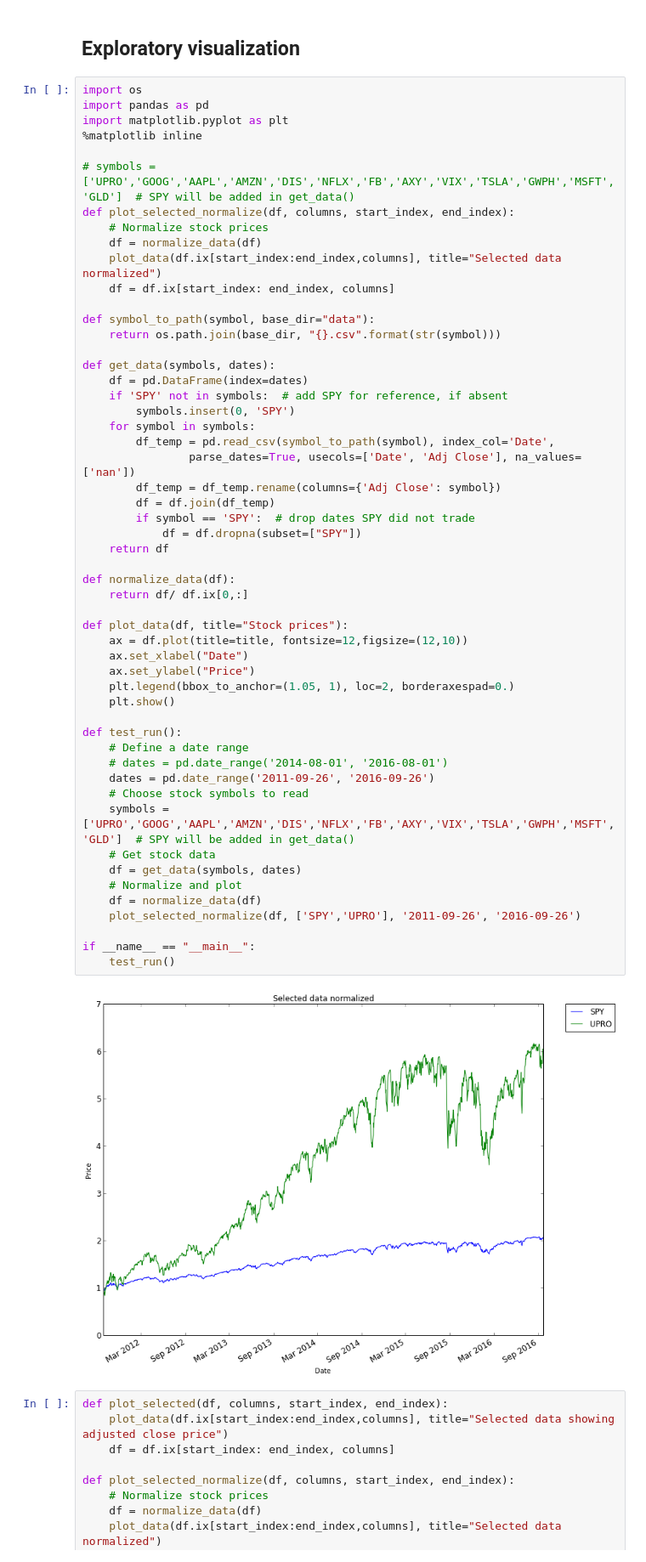
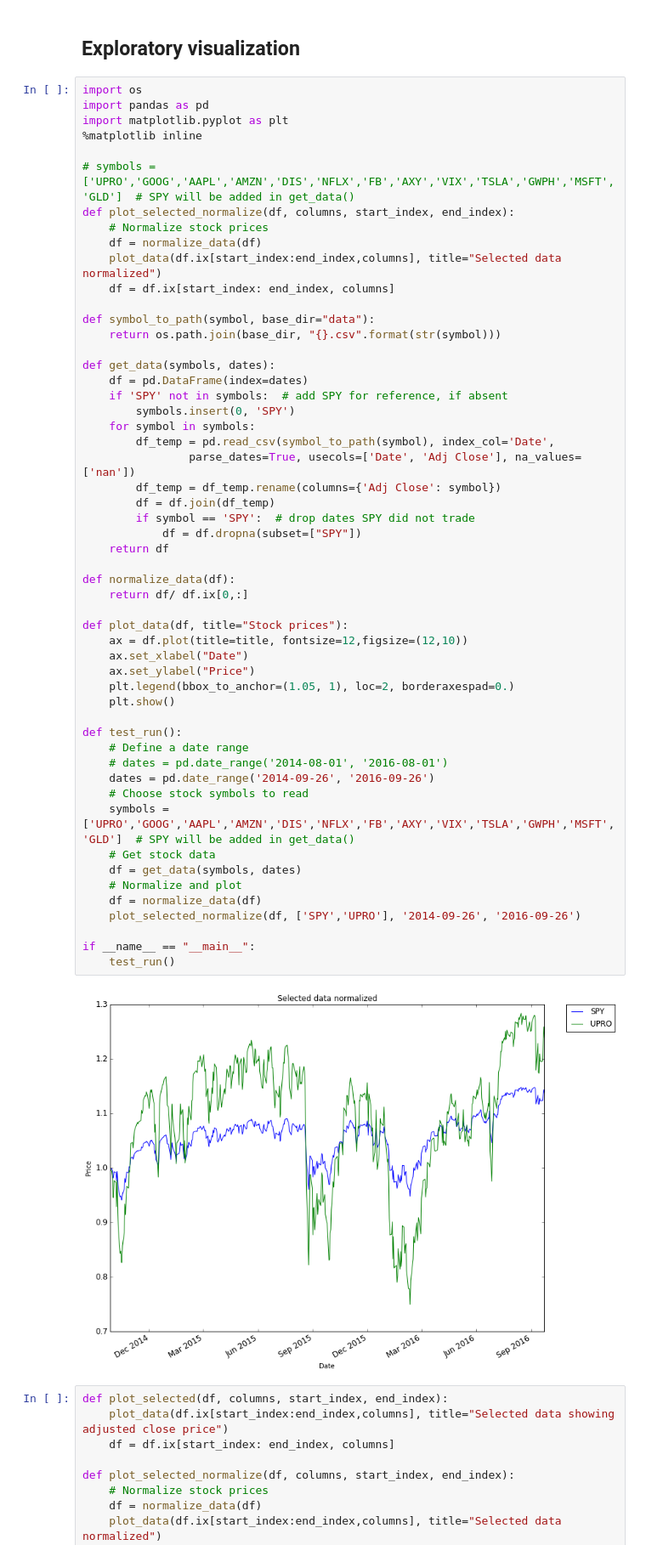
Before and after one commit to carldgosselin/stock-analyzer, a Jupyter notebook: 160_exploratory_visualization.ipynb, the cells around one changed output. Shown: that part at 85% size. Drawn from its saved outputs; the diff is of its cells as text.

Commit message:
Docs:  update date range
Update date range.

```diff
--- a/160_exploratory_visualization.ipynb
+++ b/160_exploratory_visualization.ipynb
@@ -25,36 +25,36 @@ def get_data(symbols, dates):
                 parse_dates=True, usecols=['Date', 'Adj Close'], na_values=['nan'])
         df_temp = df_temp.rename(columns={'Adj Close': symbol})
         df = df.join(df_temp)
         if symbol == 'SPY':  # drop dates SPY did not trade
             df = df.dropna(subset=["SPY"])
     return df
 
 def normalize_data(df):
     return df/ df.ix[0,:]
 
 def plot_data(df, title="Stock prices"):
     ax = df.plot(title=title, fontsize=12,figsize=(12,10))
     ax.set_xlabel("Date")
     ax.set_ylabel("Price")
     plt.legend(bbox_to_anchor=(1.05, 1), loc=2, borderaxespad=0.)
     plt.show()
 
 def test_run():
     # Define a date range
     # dates = pd.date_range('2014-08-01', '2016-08-01')
-    dates = pd.date_range('2011-09-26', '2016-09-26')
+    dates = pd.date_range('2014-09-26', '2016-09-26')
     # Choose stock symbols to read
     symbols = ['UPRO','GOOG','AAPL','AMZN','DIS','NFLX','FB','AXY','VIX','TSLA','GWPH','MSFT','GLD']  # SPY will be added in get_data()
     # Get stock data
     df = get_data(symbols, dates)
     # Normalize and plot
     df = normalize_data(df)
-    plot_selected_normalize(df, ['SPY','UPRO'], '2011-09-26', '2016-09-26')
+    plot_selected_normalize(df, ['SPY','UPRO'], '2014-09-26', '2016-09-26')
 
 if __name__ == "__main__":
     test_run()
 # %% [output]
-[figure, old version]
+[figure, new version]
 # %%
 def plot_selected(df, columns, start_index, end_index):
     plot_data(df.ix[start_index:end_index,columns], title="Selected data showing adjusted close price")
```
Also changed, not shown: 1 other file.
